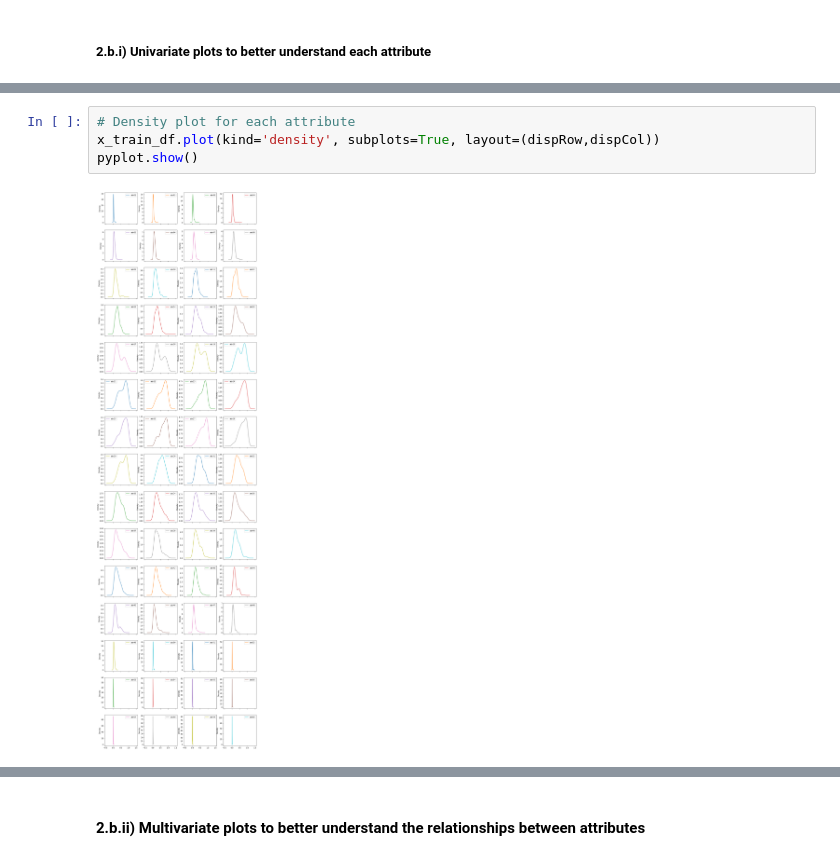
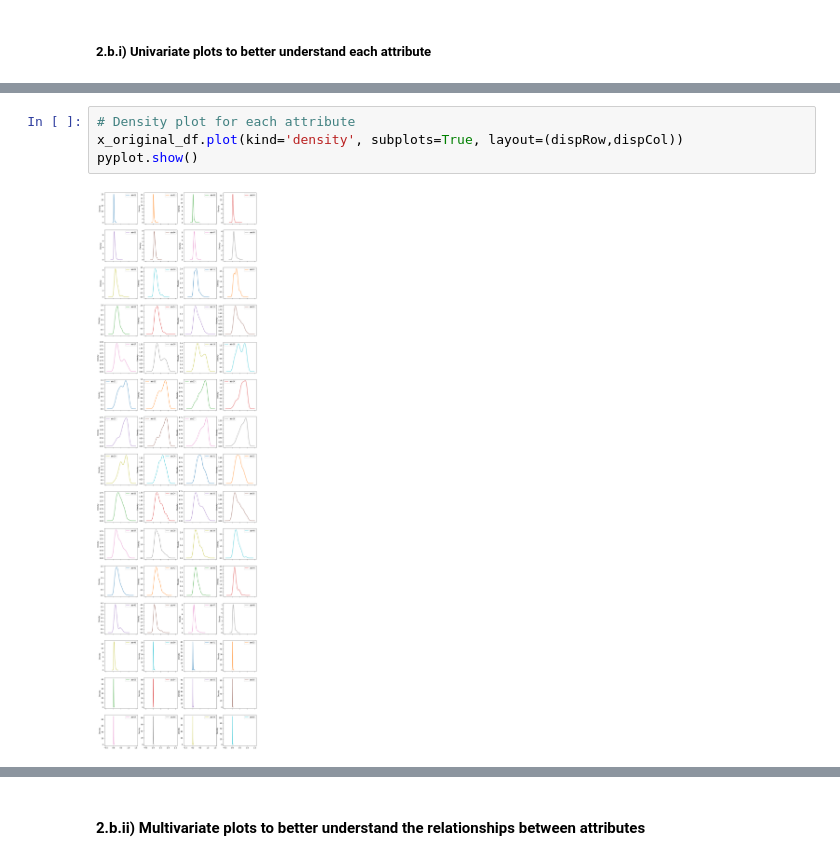
Before and after one commit to daines-analytics/tabular-data-projects, a Jupyter notebook: _py-project-templates/py-template-binary-class_example.ipynb, the cells around one changed output, grey strips where cells are left out. Cells and saved outputs as stored; diff of their text form.

```diff
--- a/_py-project-templates/py-template-binary-class_example.ipynb
+++ b/_py-project-templates/py-template-binary-class_example.ipynb
@@ -316,8 +437,8 @@ pyplot.show()
 # %%
 # Density plot for each attribute
-x_train_df.plot(kind='density', subplots=True, layout=(dispRow,dispCol))
+x_original_df.plot(kind='density', subplots=True, layout=(dispRow,dispCol))
 pyplot.show()
 # %% [output]
-[figure, old version]
+[figure, new version]
 # %%
 # Box and Whisker plot for each attribute
```
Also changed, not shown: parts of 47 cells of this notebook, 5 other files.
